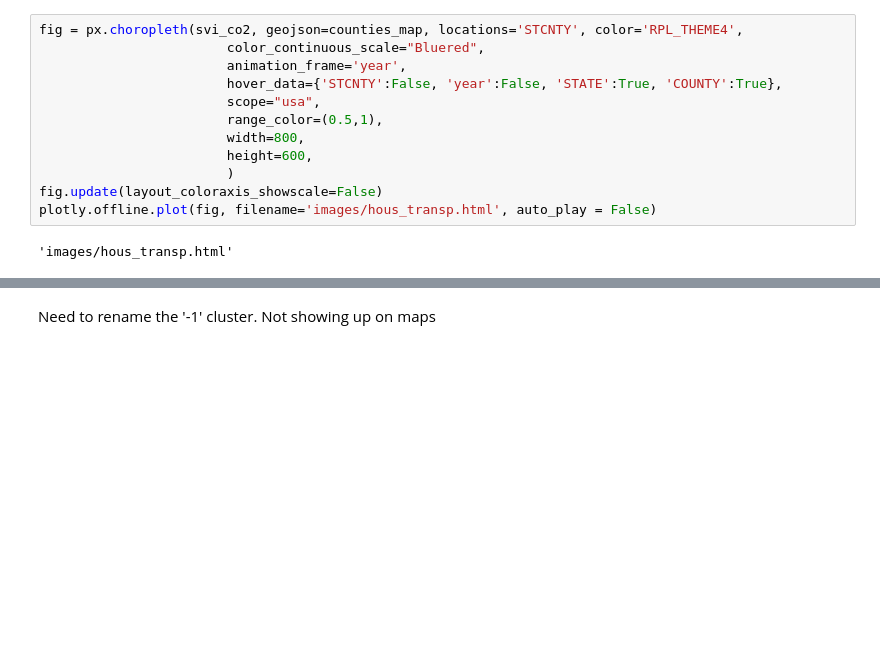
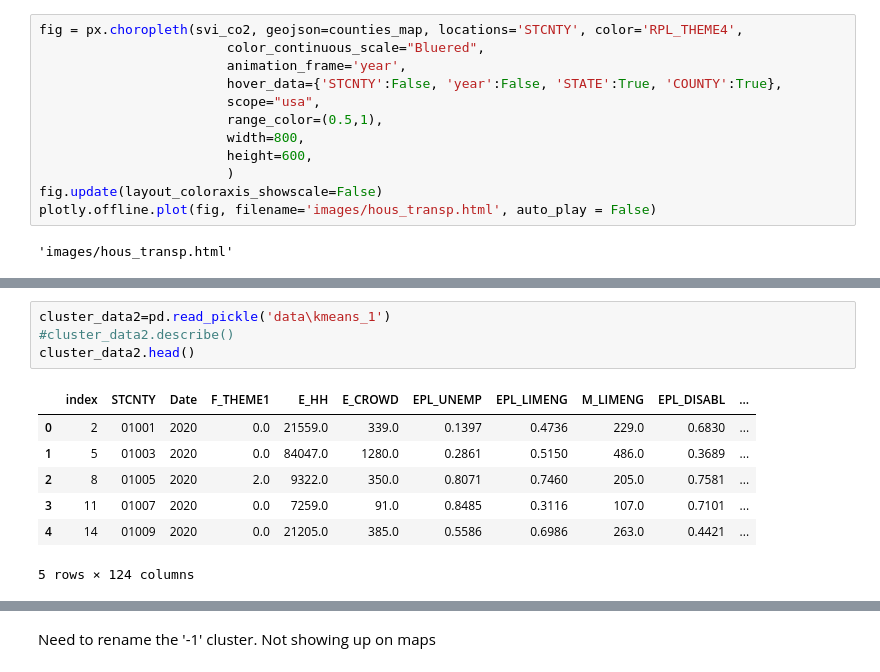
Before and after one commit to DanDryer/co2-socioeconomic-modeling, a Jupyter notebook: visualization.ipynb, the cells around one changed output, grey strips where cells are left out. Cells and saved outputs as stored; diff of their text form; blank space fills up the shorter version.

```diff
--- a/visualization.ipynb
+++ b/visualization.ipynb
@@ -148,3 +155,15 @@ fig.update(layout_coloraxis_showscale=False)
 plotly.offline.plot(fig, filename='images/hous_transp.html', auto_play = False)
 # %% [output]
 'images/hous_transp.html'
+# %%
+cluster_data2=pd.read_pickle('data\kmeans_1')
+#cluster_data2.describe()
+cluster_data2.head()
+# %% [output]
+|  | index | STCNTY | Date | F_THEME1 | E_HH | E_CROWD | EPL_UNEMP | EPL_LIMENG | M_LIMENG | EPL_DISABL | ... |
+| 0 | 2 | 01001 | 2020 | 0.0 | 21559.0 | 339.0 | 0.1397 | 0.4736 | 229.0 | 0.6830 | ... |
+| 1 | 5 | 01003 | 2020 | 0.0 | 84047.0 | 1280.0 | 0.2861 | 0.5150 | 486.0 | 0.3689 | ... |
+| 2 | 8 | 01005 | 2020 | 2.0 | 9322.0 | 350.0 | 0.8071 | 0.7460 | 205.0 | 0.7581 | ... |
+| 3 | 11 | 01007 | 2020 | 0.0 | 7259.0 | 91.0 | 0.8485 | 0.3116 | 107.0 | 0.7101 | ... |
+| 4 | 14 | 01009 | 2020 | 0.0 | 21205.0 | 385.0 | 0.5586 | 0.6986 | 263.0 | 0.4421 | ... |
+5 rows × 124 columns
```
Also changed, not shown: parts of 7 cells of this notebook.
